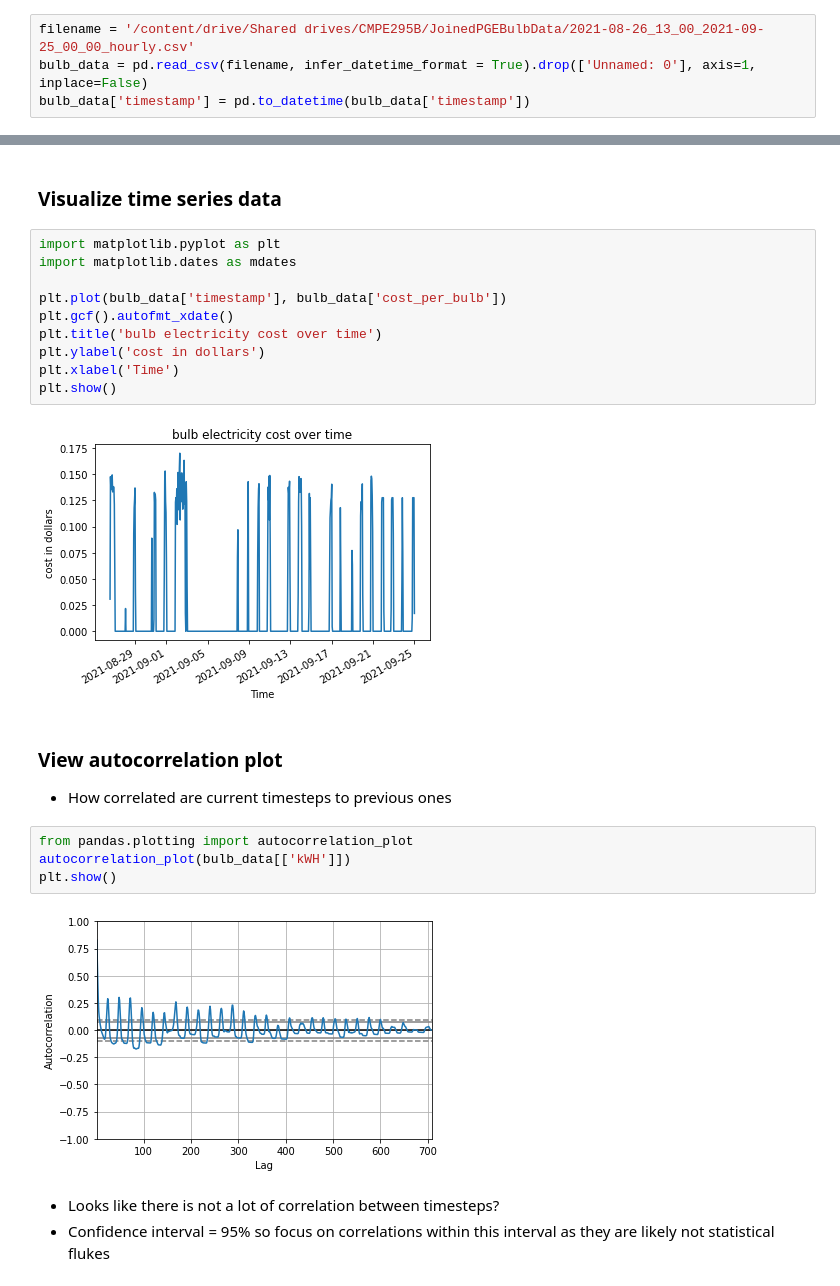
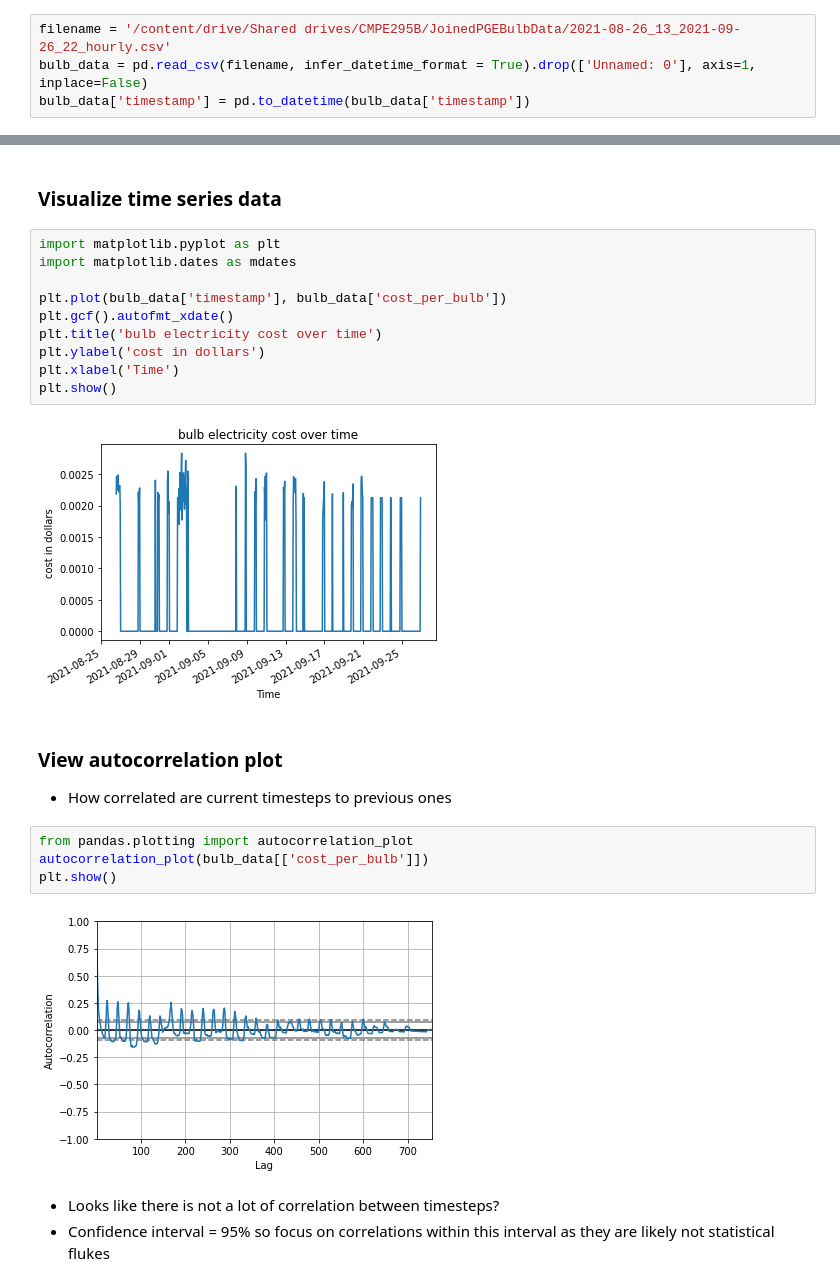
Before and after one commit to smannan/LIFXBulbAnalysis, a Jupyter notebook: SmartBulbARIMAModel.ipynb, the cells around one changed output, grey strips where cells are left out. Cells and saved outputs as stored; diff of their text form.

```diff
--- a/SmartBulbARIMAModel.ipynb
+++ b/SmartBulbARIMAModel.ipynb
@@ -8,7 +19,7 @@ Mounted at /content/drive
 # %%
 import pandas as pd
 # %%
-filename = '/content/drive/Shared drives/CMPE295B/JoinedPGEBulbData/2021-08-26_13_00_2021-09-25_00_00_hourly.csv'
+filename = '/content/drive/Shared drives/CMPE295B/JoinedPGEBulbData/2021-08-26_13_2021-09-26_22_hourly.csv'
 bulb_data = pd.read_csv(filename, infer_datetime_format = True).drop(['Unnamed: 0'], axis=1, inplace=False)
 bulb_data['timestamp'] = pd.to_datetime(bulb_data['timestamp'])
 # %%
@@ -33,16 +44,16 @@ plt.ylabel('cost in dollars')
 plt.xlabel('Time')
 plt.show()
 # %% [output]
-[figure, old version]
+[figure, new version]
 # %% [markdown]
 ### View autocorrelation plot
 - How correlated are current timesteps to previous ones
 # %%
 from pandas.plotting import autocorrelation_plot
-autocorrelation_plot(bulb_data[['kWH']])
+autocorrelation_plot(bulb_data[['cost_per_bulb']])
 plt.show()
 # %% [output]
-[figure, old version]
+[figure, new version]
 # %% [markdown]
 - Looks like there is not a lot of correlation between timesteps?
 - Confidence interval = 95% so focus on correlations within this interval as they are likely not statistical flukes
```
Also changed, not shown: parts of 10 cells of this notebook.
